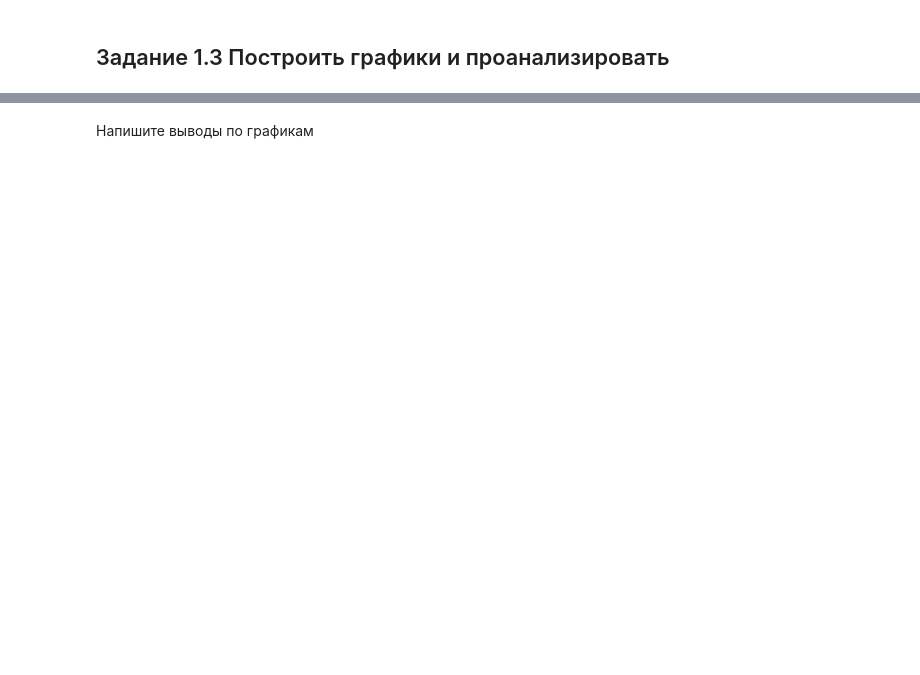
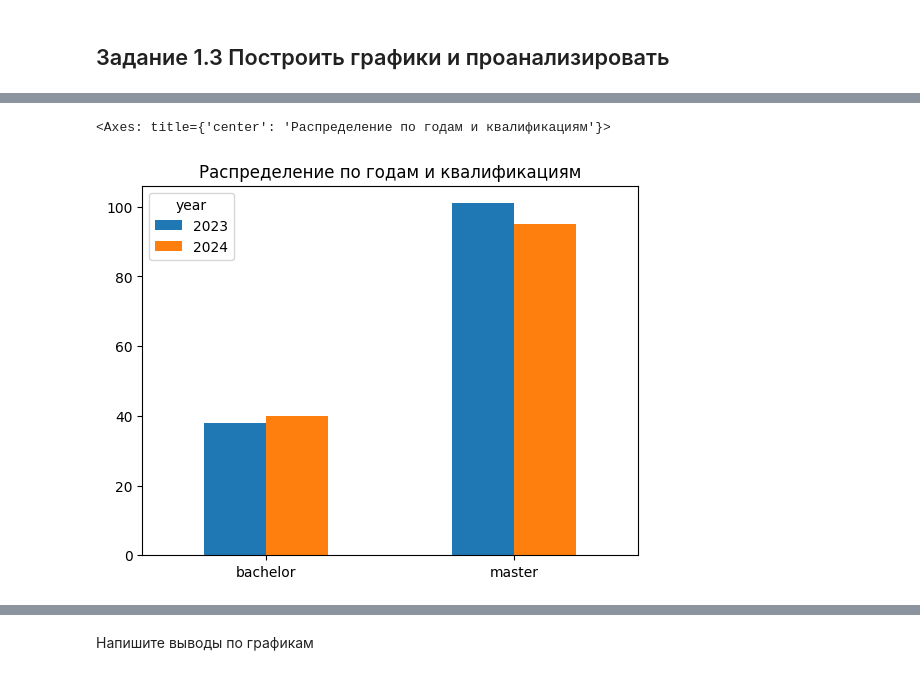
Before and after one commit to Patisson4/DataAnalysis, a Jupyter notebook: IR_1_Data_Collection.ipynb, the cells around one changed output, grey strips where cells are left out. Cells and saved outputs as stored; diff of their text form; code cells hidden in the pictures; blank space fills up the shorter version.

```diff
--- a/IR_1_Data_Collection.ipynb
+++ b/IR_1_Data_Collection.ipynb
@@ -84,0 +250,9 @@ headers = {'Content-Type': "application/json", 'Authorization': "Token " + token
+# %%
+from pandas import crosstab
+
+ct = crosstab(ddf['qualification'], ddf['year'])
+
+ct.plot.bar(rot=0, title='Распределение по годам и квалификациям', xlabel='')
+# %% [output]
+<Axes: title={'center': 'Распределение по годам и квалификациям'}>
+[figure, added]
```
Also changed, not shown: parts of 31 cells of this notebook.
